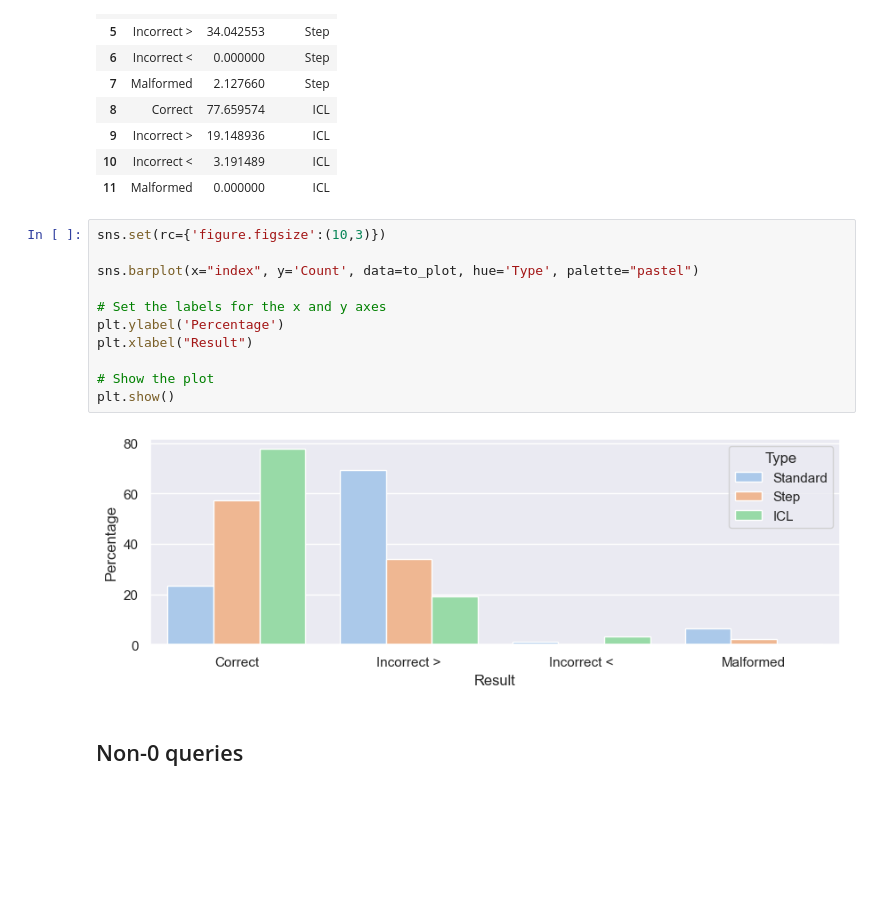
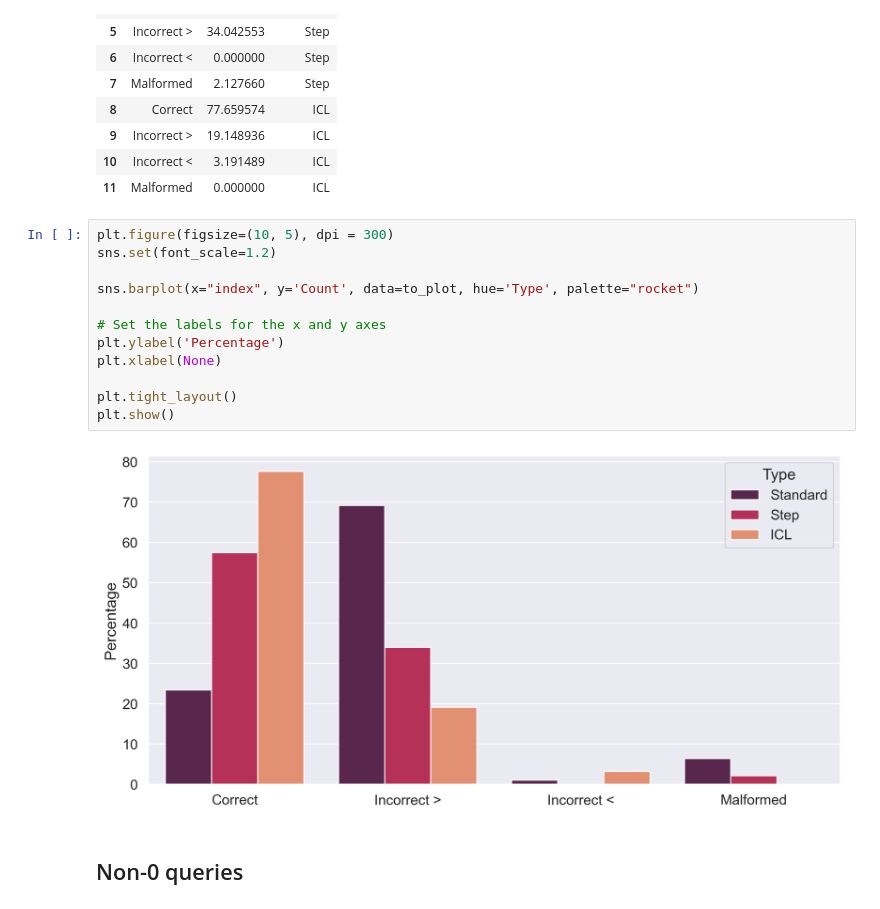
Before and after one commit to ClonedOne/gpt_graphs, a Jupyter notebook: noteboks/analysis_crossing_prompts.ipynb, the cells around one changed output. Saved outputs shown, nothing was run; the diff lists cells and outputs as text; blank space fills up the shorter version.

Commit message:
New figures

```diff
--- a/noteboks/analysis_crossing_prompts.ipynb
+++ b/noteboks/analysis_crossing_prompts.ipynb
@@ -412,18 +412,19 @@ display(to_plot)
 | 10 | Incorrect < | 3.191489 | ICL |
 | 11 | Malformed | 0.000000 | ICL |
 # %%
-sns.set(rc={'figure.figsize':(10,3)})
+plt.figure(figsize=(10, 5), dpi = 300)
+sns.set(font_scale=1.2)
 
-sns.barplot(x="index", y='Count', data=to_plot, hue='Type', palette="pastel")
+sns.barplot(x="index", y='Count', data=to_plot, hue='Type', palette="rocket")
 
 # Set the labels for the x and y axes
 plt.ylabel('Percentage')
-plt.xlabel("Result")
+plt.xlabel(None)
 
-# Show the plot
+plt.tight_layout()
 plt.show()
 # %% [output]
-[figure, old version]
+[figure, new version]
 # %% [markdown]
 ## Non-0 queries
 # %%
```
Also changed, not shown: parts of 1 cell of this notebook, 3 other files.
